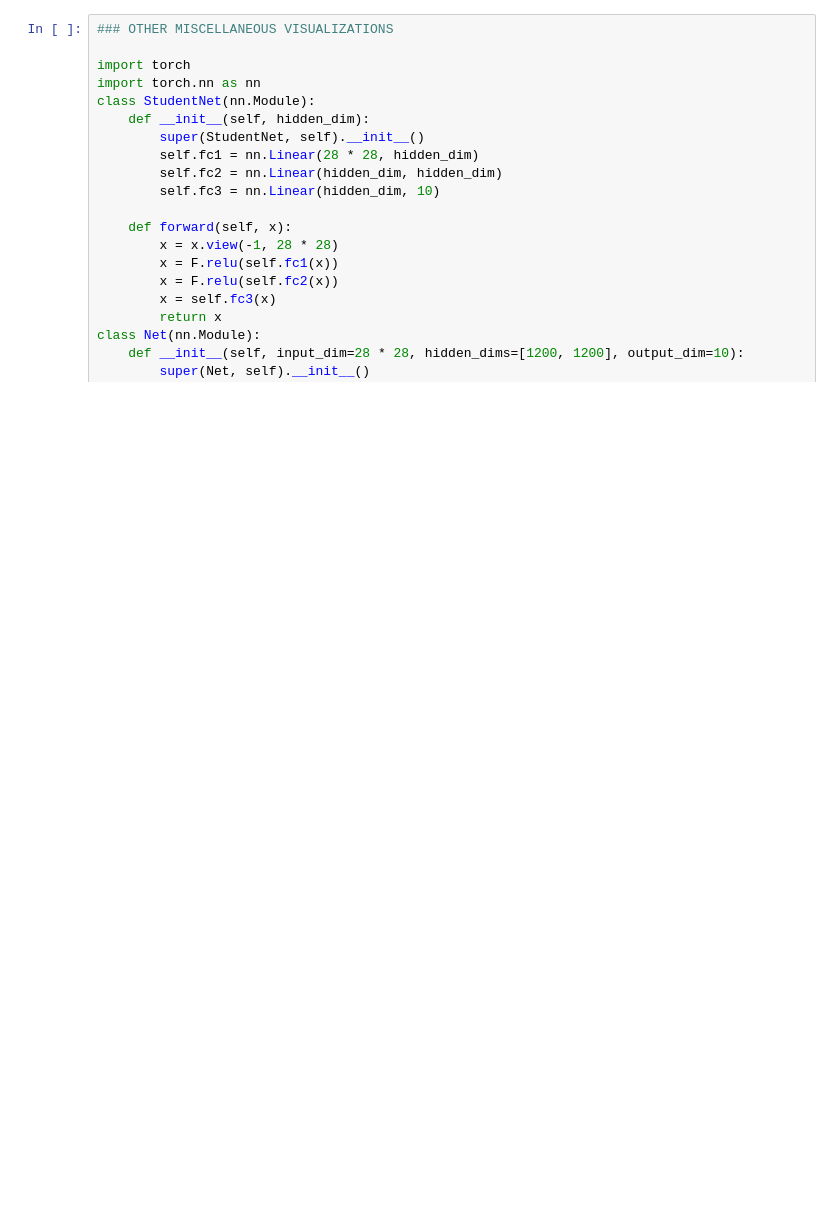
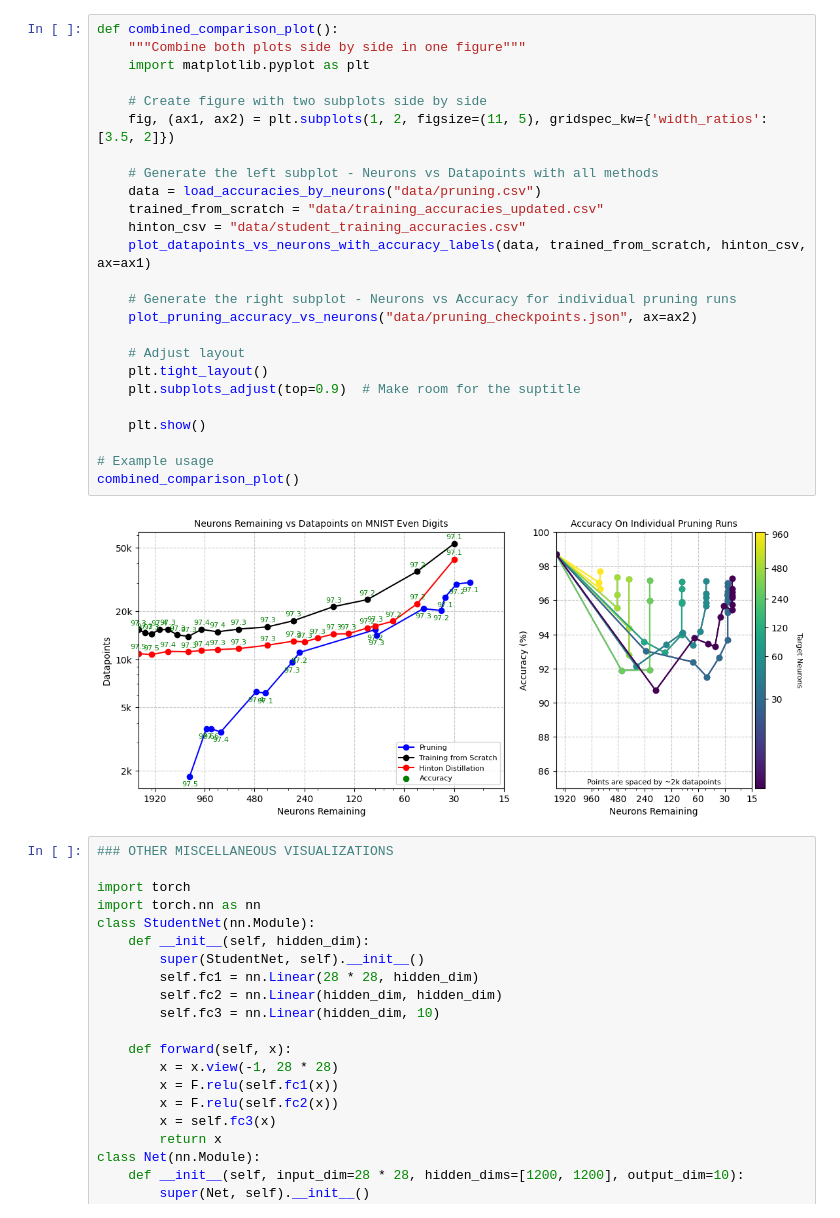
Before and after one commit to ejmichaud/narrow, a Jupyter notebook: asher/plots.ipynb, the cells around one changed output. Drawn from its saved outputs; the diff is of its cells as text; blank space fills up the shorter version.

Commit message:
Added code for pruning/distillation hybrid, final paper-ready plots, weight-norm based pruning, etc

```diff
--- a/asher/plots.ipynb
+++ b/asher/plots.ipynb
@@ -247,3 +314,30 @@ plot_total_datapoints_vs_neurons(data)
+# %%
+def combined_comparison_plot():
+    """Combine both plots side by side in one figure"""
+    import matplotlib.pyplot as plt
+
+    # Create figure with two subplots side by side
+    fig, (ax1, ax2) = plt.subplots(1, 2, figsize=(11, 5), gridspec_kw={'width_ratios': [3.5, 2]})
+
+    # Generate the left subplot - Neurons vs Datapoints with all methods
+    data = load_accuracies_by_neurons("data/pruning.csv")
+    trained_from_scratch = "data/training_accuracies_updated.csv"
+    hinton_csv = "data/student_training_accuracies.csv"
+    plot_datapoints_vs_neurons_with_accuracy_labels(data, trained_from_scratch, hinton_csv, ax=ax1)
+
+    # Generate the right subplot - Neurons vs Accuracy for individual pruning runs
+    plot_pruning_accuracy_vs_neurons("data/pruning_checkpoints.json", ax=ax2)
+
+    # Adjust layout
+    plt.tight_layout()
+    plt.subplots_adjust(top=0.9)  # Make room for the suptitle
+
+    plt.show()
+
+# Example usage
+combined_comparison_plot()
+# %% [output]
+[figure, added]
 # %%
 ### OTHER MISCELLANEOUS VISUALIZATIONS
 
```
Also changed, not shown: parts of 7 cells of this notebook, 24 other files.
